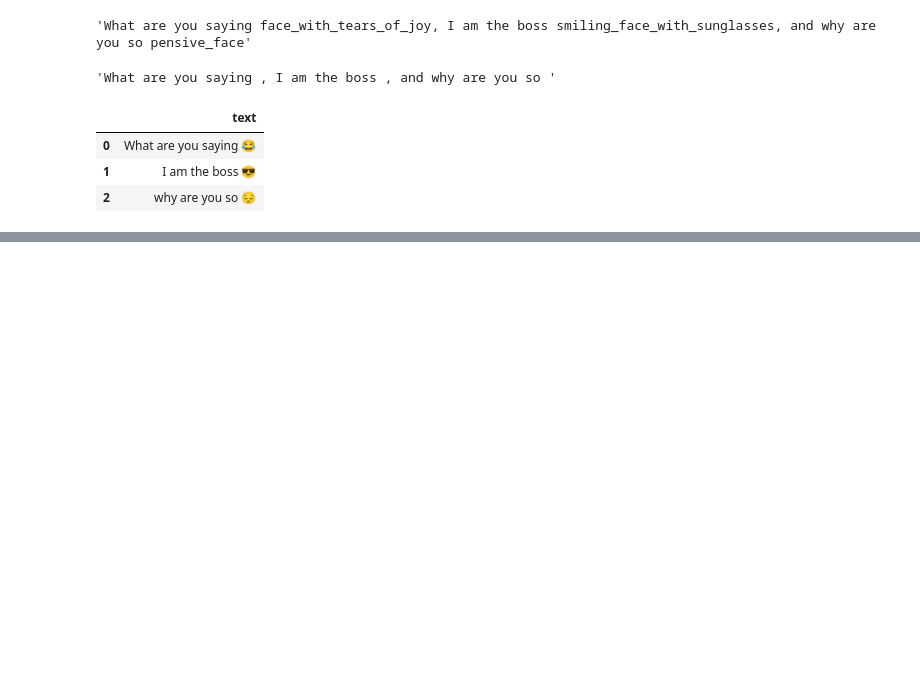
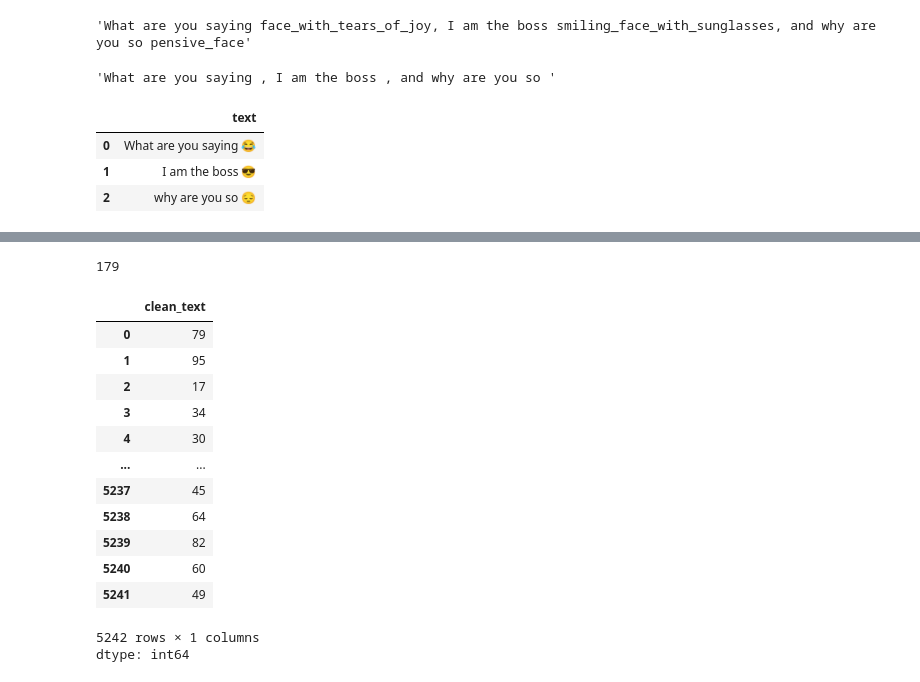
Before and after one commit to bhavya26082004/python, a Jupyter notebook: AD4.ipynb, the cells around one changed output, grey strips where cells are left out. Saved outputs shown, nothing was run; the diff lists cells and outputs as text; code cells hidden in the pictures; blank space fills up the shorter version.

```diff
--- a/AD4.ipynb
+++ b/AD4.ipynb
@@ -60,0 +123,5 @@ df.head()
+# %%
+from nltk.corpus import stopwords
+len(stopwords.words('english'))
+# %% [output]
+179
@@ -60,0 +130,52 @@ df.head()
+# %%
+def gen_freq(text):
+    word_list = []
+    for tw_words in text.split():
+        word_list.extend(tw_words)
+    word_freq = pd.Series(word_list).value_counts()
+    word_freq = word_freq.drop(stop, errors='ignore')
+    return word_freq
+# %%
+def any_neg(words):
+  for word in words:
+    if word in ['n', 'no', 'non', 'not'] or re.search(r"\wn't", word):
+      return 1
+    else:
+      return 0
+# %%
+def any_rare(words, rare_100):
+  for word in words:
+    if word in rare_100:
+      return 1
+    else:
+      return 0
+# %%
+def is_question(words):
+  for word in words:
+    if word in ['when', 'what', 'how', 'why', 'who']:
+      return 1
+    else:
+      return 0
+# %%
+word_freq = gen_freq(dataset.clean_text.str)
+rare_100 = word_freq[-100:]
+dataset['word_count'] = dataset.clean_text.str.split().apply(lambda x: len(x))
+dataset['any_neg']=dataset.clean_text.str.split().apply(lambda x: any_neg(x))
+dataset['is_question']=dataset.clean_text.str.split().apply(lambda x: is_question(x))
+dataset['any_rare']=dataset.clean_text.str.split().apply(lambda x: any_rare(x,rare_100))
+dataset.clean_text.apply(lambda x: len(x))
+# %% [output]
+|  | clean_text |
+| 0 | 79 |
+| 1 | 95 |
+| 2 | 17 |
+| 3 | 34 |
+| 4 | 30 |
+| ... | ... |
+| 5237 | 45 |
+| 5238 | 64 |
+| 5239 | 82 |
+| 5240 | 60 |
+| 5241 | 49 |
+5242 rows × 1 columns
+dtype: int64
```
Also changed, not shown: parts of 9 cells of this notebook.
